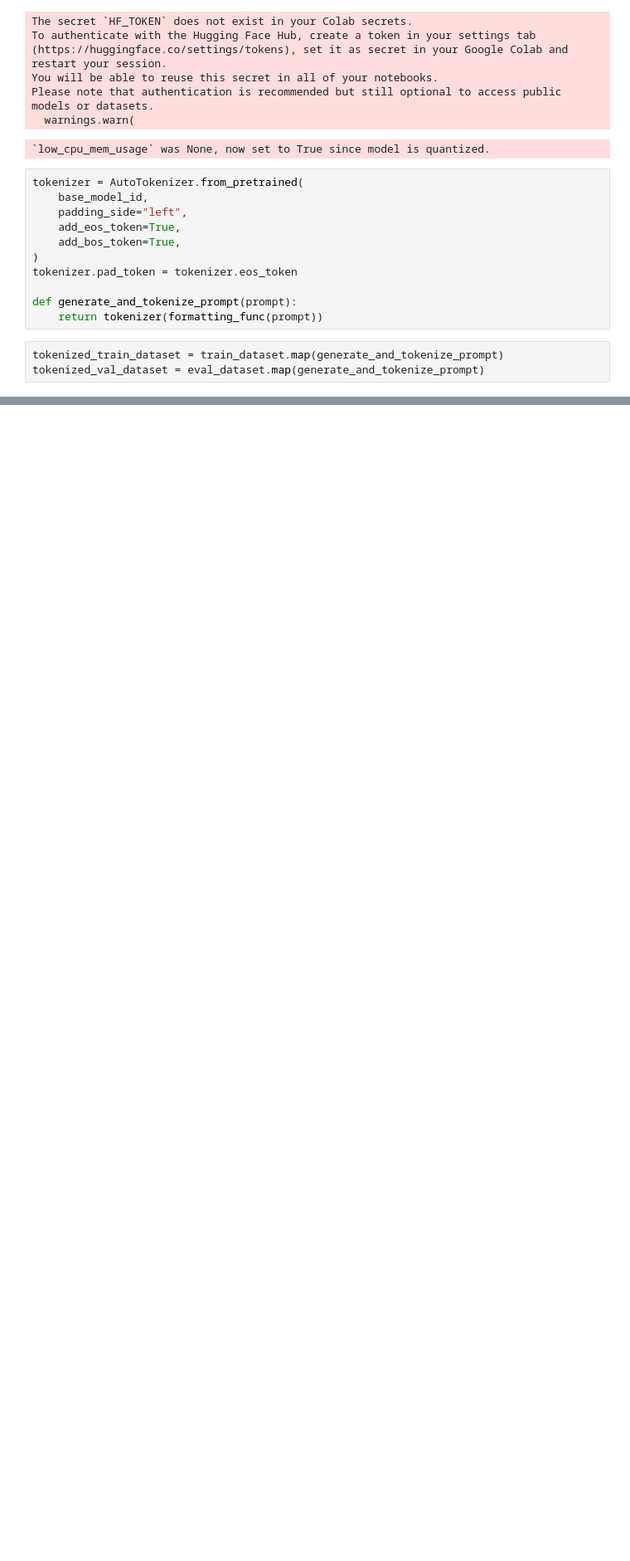
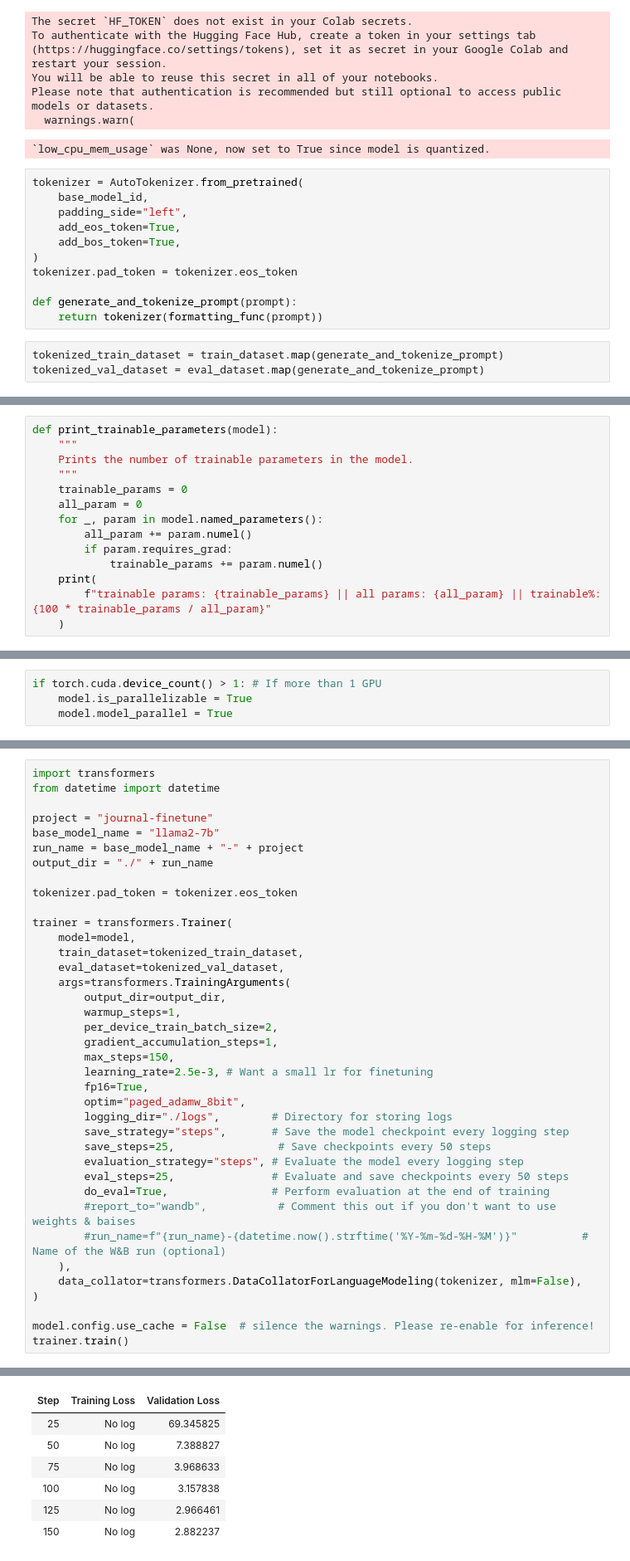
Before and after one commit to jceltruda/FinGPT-TransformerPrediction, a Jupyter notebook: Fine_Tune_2Fast.ipynb, the cells around one changed output, grey strips where cells are left out. Shown: that part at 83% size. Cells and saved outputs as stored; diff of their text form; blank space fills up the shorter version.

```diff
--- a/Fine_Tune_2Fast.ipynb
+++ b/Fine_Tune_2Fast.ipynb
@@ -112,0 +145,14 @@ plot_data_lengths(tokenized_train_dataset, tokenized_val_dataset)
+# %%
+def print_trainable_parameters(model):
+    """
+    Prints the number of trainable parameters in the model.
+    """
+    trainable_params = 0
+    all_param = 0
+    for _, param in model.named_parameters():
+        all_param += param.numel()
+        if param.requires_grad:
+            trainable_params += param.numel()
+    print(
+        f"trainable params: {trainable_params} || all params: {all_param} || trainable%: {100 * trainable_params / all_param}"
+    )
@@ -112,0 +187,4 @@ plot_data_lengths(tokenized_train_dataset, tokenized_val_dataset)
+# %%
+if torch.cuda.device_count() > 1: # If more than 1 GPU
+    model.is_parallelizable = True
+    model.model_parallel = True
@@ -112,0 +198,39 @@ plot_data_lengths(tokenized_train_dataset, tokenized_val_dataset)
+# %%
+import transformers
+from datetime import datetime
+
+project = "journal-finetune"
+base_model_name = "llama2-7b"
+run_name = base_model_name + "-" + project
+output_dir = "./" + run_name
+
+tokenizer.pad_token = tokenizer.eos_token
+
+trainer = transformers.Trainer(
+    model=model,
+    train_dataset=tokenized_train_dataset,
+    eval_dataset=tokenized_val_dataset,
+    args=transformers.TrainingArguments(
+        output_dir=output_dir,
+        warmup_steps=1,
+        per_device_train_batch_size=2,
+        gradient_accumulation_steps=1,
+        max_steps=150,
+        learning_rate=2.5e-3, # Want a small lr for finetuning
+        fp16=True,
+        optim="paged_adamw_8bit",
+        logging_dir="./logs",        # Directory for storing logs
+        save_strategy="steps",       # Save the model checkpoint every logging step
+        save_steps=25,                # Save checkpoints every 50 steps
+        evaluation_strategy="steps", # Evaluate the model every logging step
+        eval_steps=25,               # Evaluate and save checkpoints every 50 steps
+        do_eval=True,                # Perform evaluation at the end of training
+        #report_to="wandb",           # Comment this out if you don't want to use weights & baises
+        #run_name=f"{run_name}-{datetime.now().strftime('%Y-%m-%d-%H-%M')}"          # Name of the W&B run (optional)
+    ),
+    data_collator=transformers.DataCollatorForLanguageModeling(tokenizer, mlm=False),
+)
+
+model.config.use_cache = False  # silence the warnings. Please re-enable for inference!
+trainer.train()
+# %% [output]
@@ -112,0 +240,7 @@ plot_data_lengths(tokenized_train_dataset, tokenized_val_dataset)
+| Step | Training Loss | Validation Loss |
+| 25 | No log | 69.345825 |
+| 50 | No log | 7.388827 |
+| 75 | No log | 3.968633 |
+| 100 | No log | 3.157838 |
+| 125 | No log | 2.966461 |
+| 150 | No log | 2.882237 |
```
Also changed, not shown: parts of 9 cells of this notebook.
